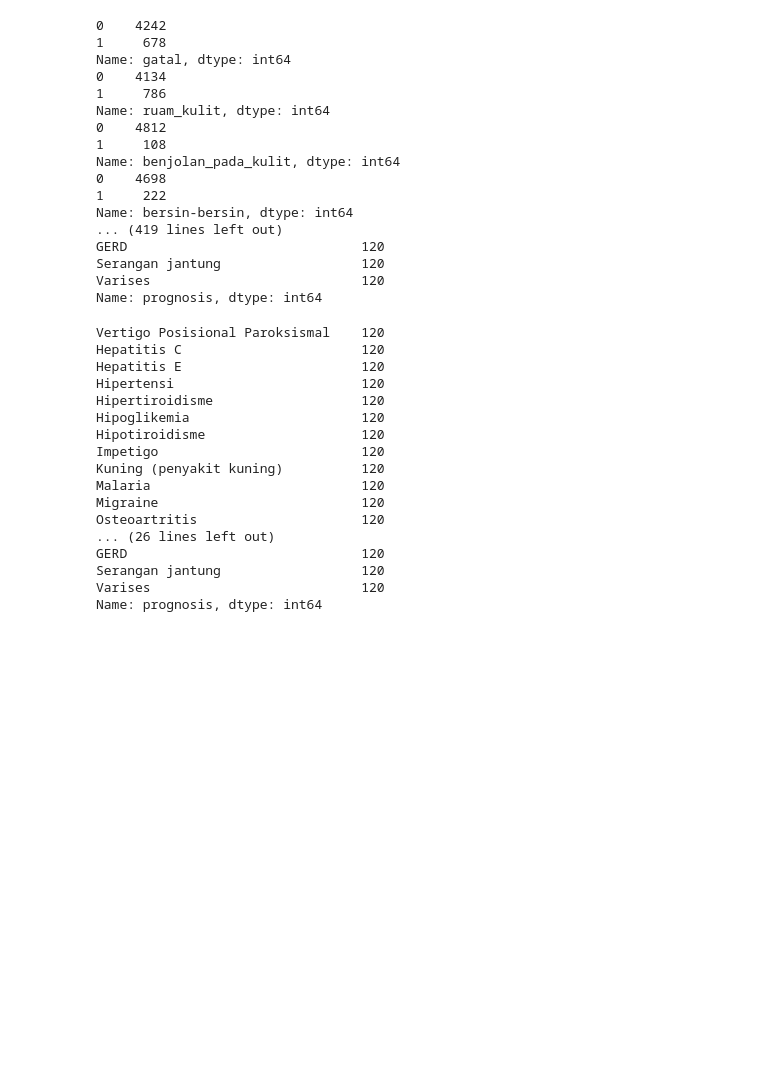
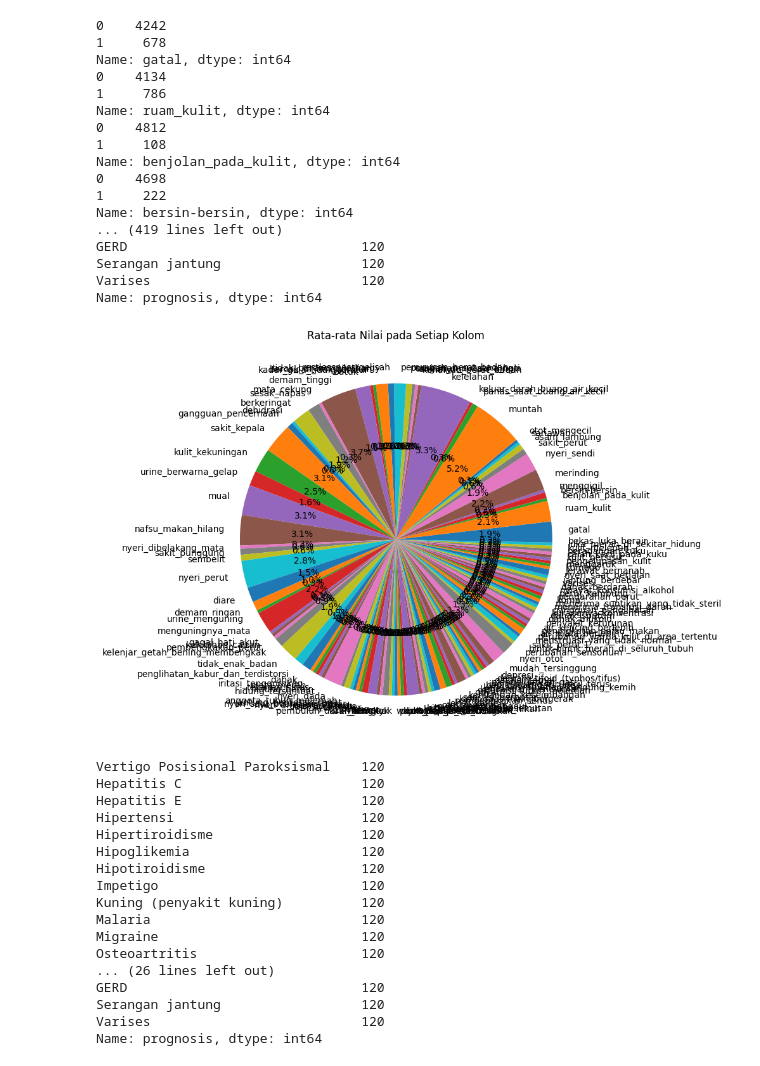
Before and after one commit to jumli-gazali/diagnese, a Jupyter notebook: Diagnese.ipynb, the cells around one changed output. Cells and saved outputs as stored; diff of their text form; code cells hidden in the pictures; blank space fills up the shorter version.

```diff
--- a/Diagnese.ipynb
+++ b/Diagnese.ipynb
@@ -108,6 +112,19 @@ GERD                              120
 Serangan jantung                  120
 Varises                           120
 Name: prognosis, dtype: int64
+# %%
+import matplotlib.pyplot as plt
+
+# Menghitung rata-rata setiap kolom
+mean_values = df.mean()
+
+# Membuat gambar
+plt.figure(figsize=(8, 8))  # Ukuran gambar dapat disesuaikan
+plt.pie(mean_values, labels=mean_values.index, autopct='%1.1f%%')
+plt.title("Rata-rata Nilai pada Setiap Kolom")
+plt.show()
+# %% [output]
+[figure, added]
 # %%
 df['prognosis'].value_counts()
 # %% [output]
```
Also changed, not shown: parts of 10 cells of this notebook.
